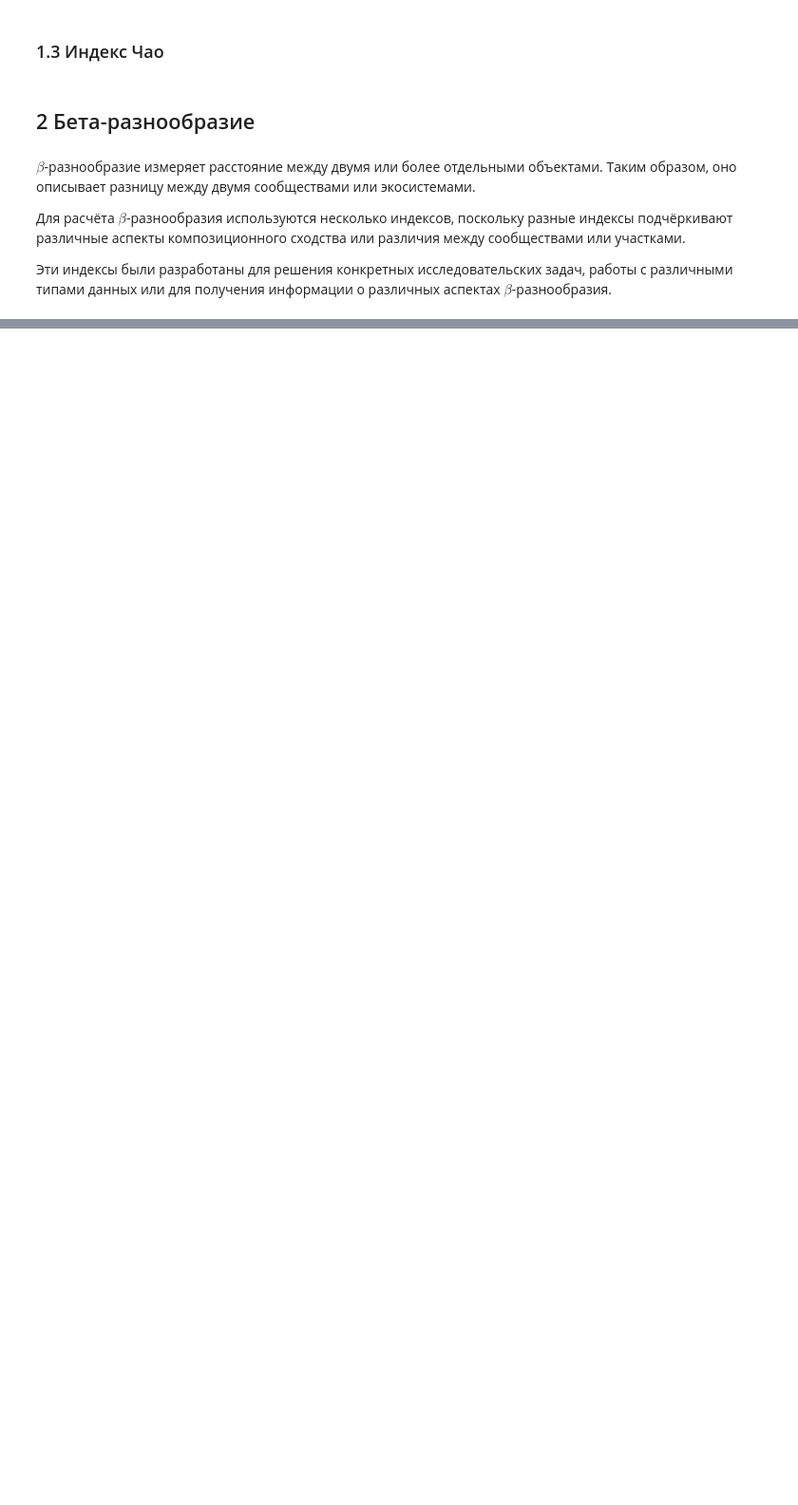
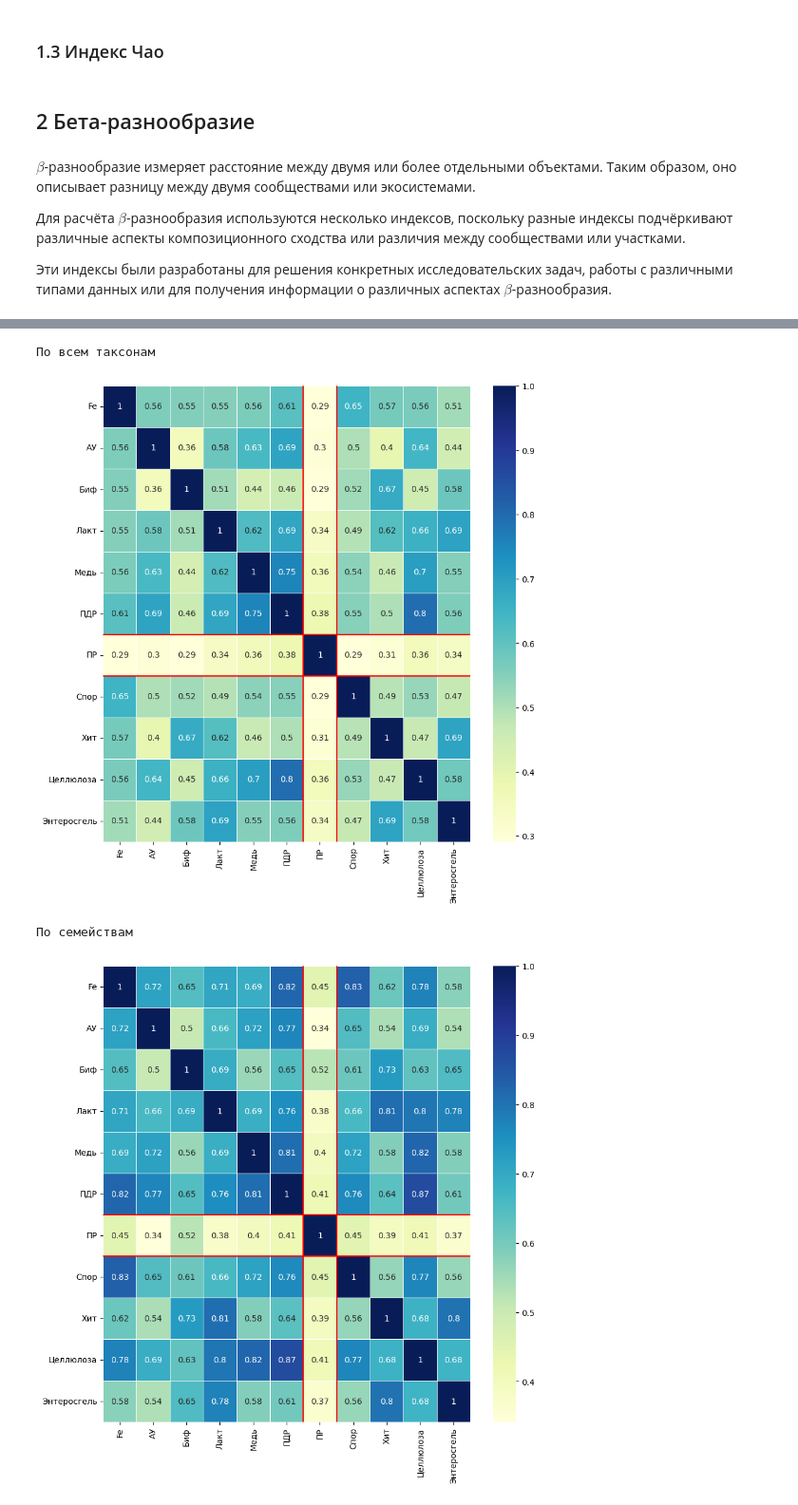
Before and after one commit to innominity/nanomaterials-2025, a Jupyter notebook: src/notebooks/data_diversity.ipynb, the cells around one changed output, grey strips where cells are left out. Shown at 95% size. Saved outputs shown, nothing was run; the diff lists cells and outputs as text; code cells hidden in the pictures; blank space fills up the shorter version.

```diff
--- a/src/notebooks/data_diversity.ipynb
+++ b/src/notebooks/data_diversity.ipynb
@@ -156,0 +188,3 @@ DF_BY_GROUPS = [
+# %%
+df_clean_avg_by_phylum_normalize = df_clean_by_phylum.reset_index().drop(columns=['number']).groupby(by=['group']).agg(np.mean)
+df_clean_avg_by_phylum_normalize.iloc[:, :] = Normalizer(norm='l1').fit_transform(df_clean_avg_by_phylum_normalize)
@@ -264,0 +399,34 @@ $\beta$-разнообразие измеряет расстояние межд
+# %%
+def test_jacquard_avg():
+    for test_iter in DF_AVG_BY_GROUPS:
+        test_iter_title = test_iter['title']
+        test_iter_df = test_iter['df']
+        print(test_iter_title)
+
+        x_labels = [f'{x}' for x in test_iter_df.index]
+        y_labels = x_labels
+
+        hm = make_beta_heatmap(test_iter_df, jacquard_index)
+        fig, ax = plt.subplots(figsize=(10, 10))
+        axes = sns.heatmap(data=hm, ax=ax, cmap='YlGnBu', annot=True, linewidth=.5)
+        axes.set_yticklabels(y_labels, rotation = 0, fontsize = 10)
+        axes.set_xticklabels(x_labels, rotation = 90, fontsize = 10)
+
+        index_target = [x for x in test_iter_df.index].index(GROUP_CLEAN)
+        if index_target != -1:
+            axes.axvline(x=index_target, linewidth=1.5, color="red")
+            axes.axvline(x=index_target+1, linewidth=1.5, color="red")
+
+        if index_target != -1:
+            axes.axhline(y=index_target, linewidth=1.5, color="red")
+            axes.axhline(y=index_target+1, linewidth=1.5, color="red")
+
+        plt.title("")
+        plt.show()
+
+test_jacquard_avg()
+# %% [output]
+По всем таксонам
+[figure, added]
+По семействам
+[figure, added]
```
Also changed, not shown: parts of 22 cells of this notebook.
